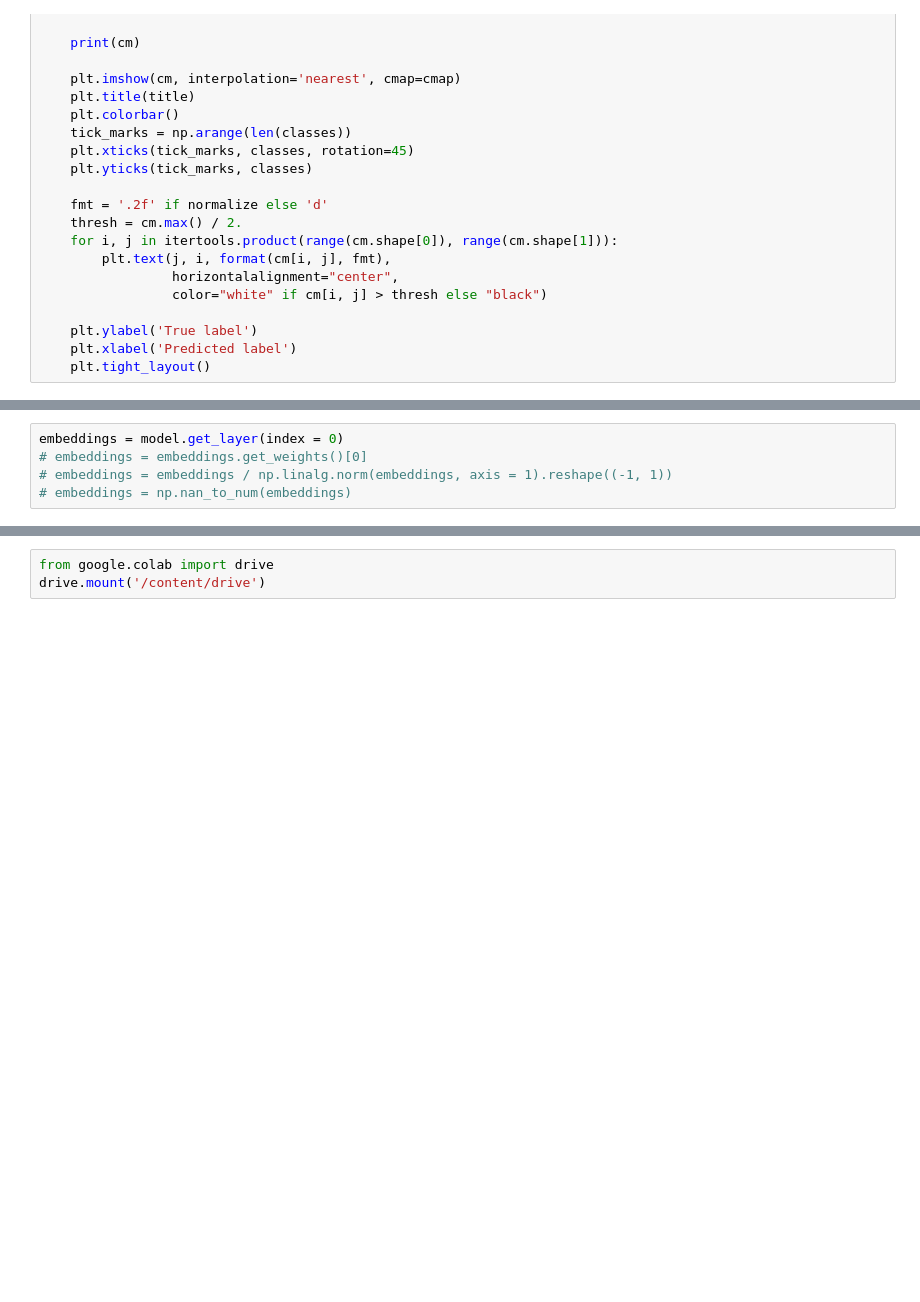
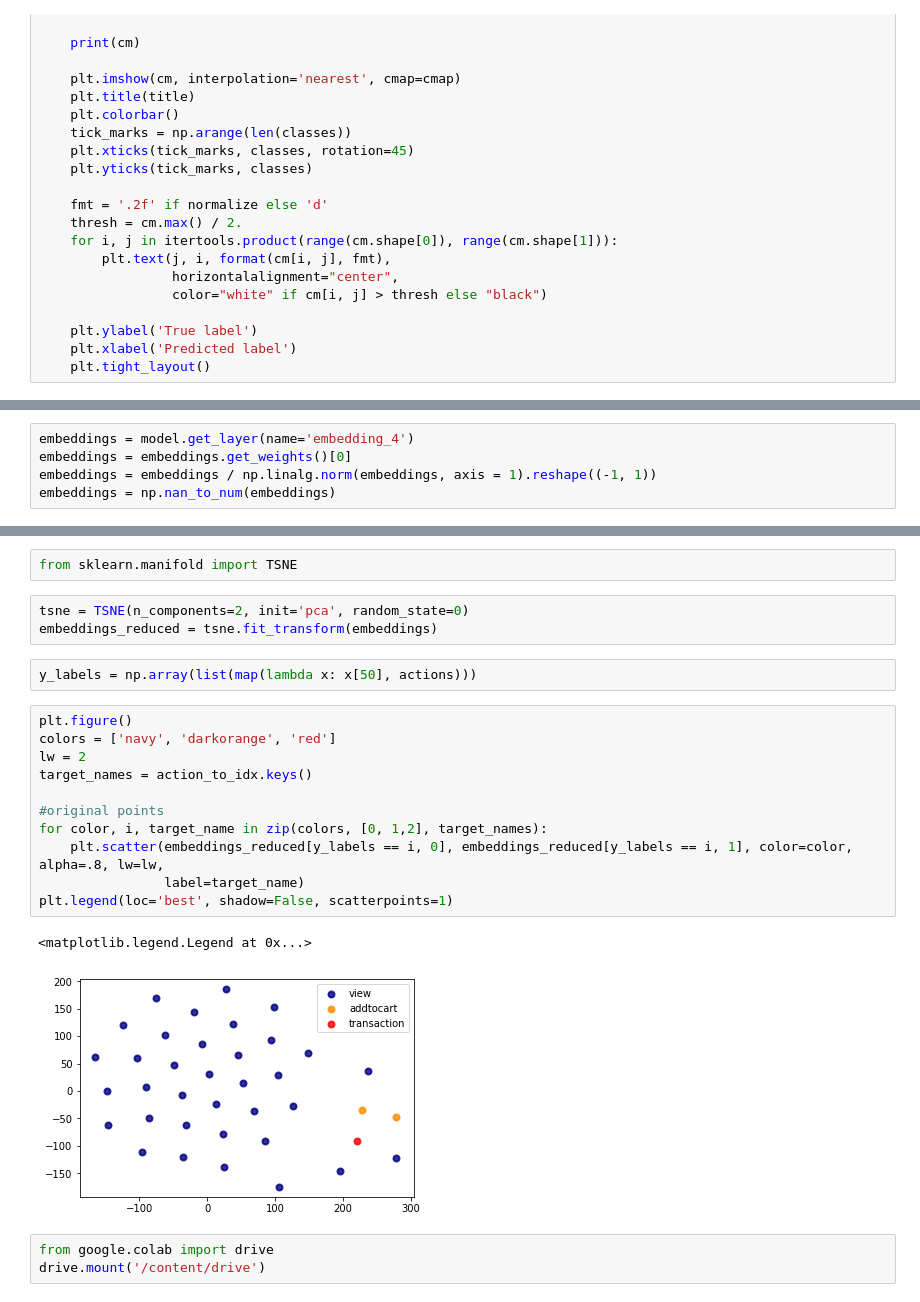
Before and after one commit to j3nguyen/user_item_embeddings, a Jupyter notebook: NextAction.ipynb, the cells around one changed output, grey strips where cells are left out. Drawn from its saved outputs; the diff is of its cells as text; blank space fills up the shorter version.

```diff
--- a/NextAction.ipynb
+++ b/NextAction.ipynb
@@ -288,6 +291,6 @@ Confusion matrix, without normalization
 # %%
-embeddings = model.get_layer(index = 0)
-# embeddings = embeddings.get_weights()[0]
-# embeddings = embeddings / np.linalg.norm(embeddings, axis = 1).reshape((-1, 1))
-# embeddings = np.nan_to_num(embeddings)
+embeddings = model.get_layer(name='embedding_4')
+embeddings = embeddings.get_weights()[0]
+embeddings = embeddings / np.linalg.norm(embeddings, axis = 1).reshape((-1, 1))
+embeddings = np.nan_to_num(embeddings)
 # %%
@@ -313,3 +312,24 @@ array([[ 0.08706358,  0.09271353,  0.08502078,  0.09019545, -0.08043931,
+# %%
+from sklearn.manifold import TSNE
+# %%
+tsne = TSNE(n_components=2, init='pca', random_state=0)
+embeddings_reduced = tsne.fit_transform(embeddings)
+# %%
+y_labels = np.array(list(map(lambda x: x[50], actions)))
+# %%
+plt.figure()
+colors = ['navy', 'darkorange', 'red']
+lw = 2
+target_names = action_to_idx.keys()
+
+#original points
+for color, i, target_name in zip(colors, [0, 1,2], target_names):
+    plt.scatter(embeddings_reduced[y_labels == i, 0], embeddings_reduced[y_labels == i, 1], color=color, alpha=.8, lw=lw,
+                label=target_name)
+plt.legend(loc='best', shadow=False, scatterpoints=1)
+# %% [output]
+<matplotlib.legend.Legend at 0x...>
+[figure, added]
 # %%
 from google.colab import drive
 drive.mount('/content/drive')
```
Also changed, not shown: parts of 9 cells of this notebook.
